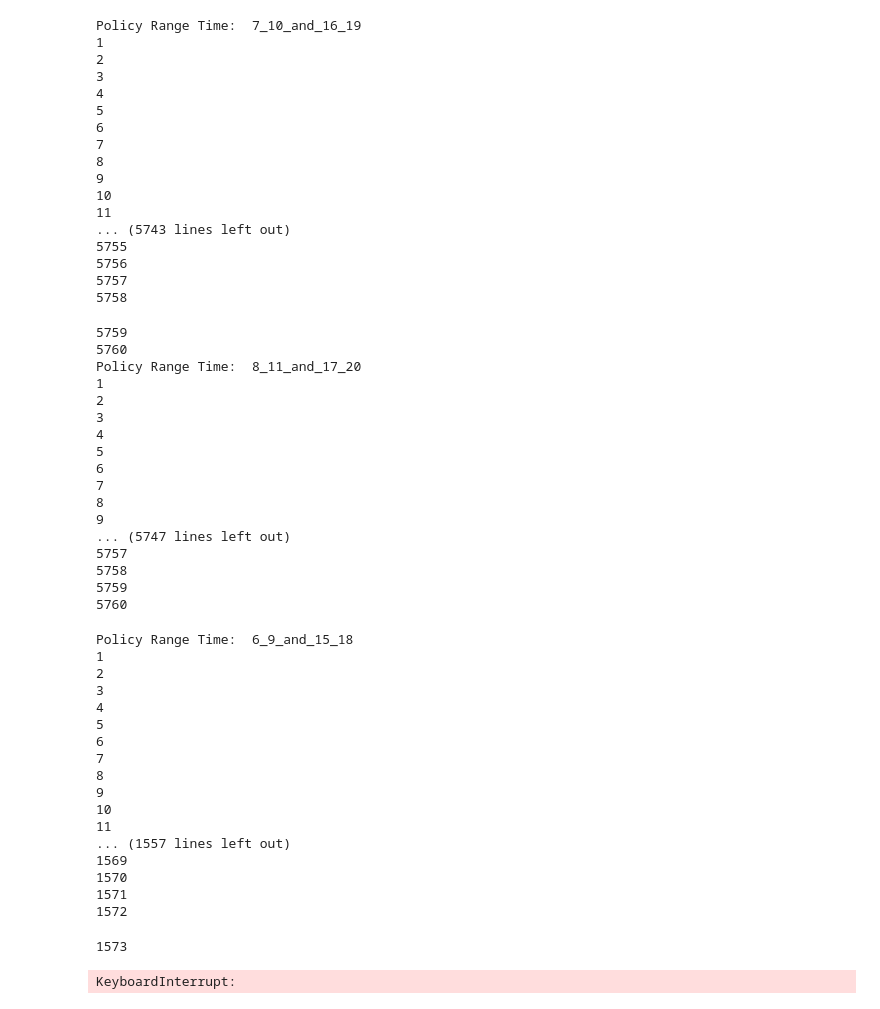
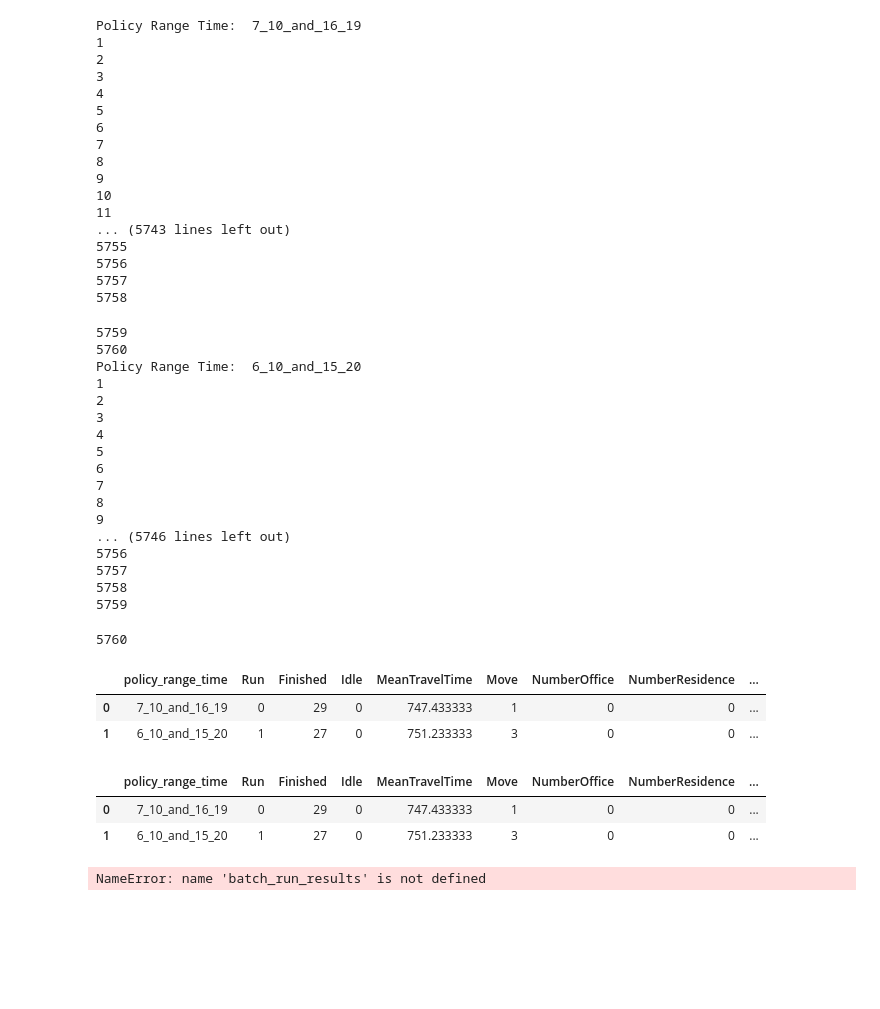
Before and after one commit to darmawanalbert/comp90083-assignment, a Jupyter notebook: Experiment.ipynb, the cells around one changed output. Saved outputs shown, nothing was run; the diff lists cells and outputs as text; code cells hidden in the pictures; blank space fills up the shorter version.

```diff
--- a/Experiment.ipynb
+++ b/Experiment.ipynb
@@ -16,9 +16,9 @@ fixed_params = {"number_of_cars": 30,
 
 variable_params = {"policy_range_time": [
                         '7_10_and_16_19',
-                        '8_11_and_17_20',
-                        '6_9_and_15_18',
-                        '8_9_and_17_18',
+#                         '8_11_and_17_20',
+#                         '6_9_and_15_18',
+#                         '8_9_and_17_18',
                         '6_10_and_15_20'
                     ]}
 batch_run = BatchRunner(RoadNetworkModel,
@@ -32,7 +32,8 @@ batch_run = BatchRunner(RoadNetworkModel,
                             "Finished": number_finished_cars,
                             "SimulationMinutes": simulation_minutes,
                             "NumberOffice": number_office,
-                            "NumberResidence": number_residence
+                            "NumberResidence": number_residence,
+                            "MeanTravelTime": mean_travel_time
                         }
                        )
 
@@ -45,52 +46,48 @@ Policy Range Time:  7_10_and_16_19
 1
 2
 3
 4
 5
 6
 7
 8
 9
 10
 11
 ... (5743 lines left out)
 5755
 5756
 5757
 5758
 5759
 5760
-Policy Range Time:  8_11_and_17_20
+Policy Range Time:  6_10_and_15_20
 1
 2
 3
 4
 5
 6
 7
 8
 9
-... (5747 lines left out)
+... (5746 lines left out)
+5756
 5757
 5758
 5759
-5760
-Policy Range Time:  6_9_and_15_18
-1
-2
-3
-4
-5
-6
-7
-8
-9
-10
-11
-... (1557 lines left out)
-1569
-1570
-1571
-1572
+5760
-1573
-KeyboardInterrupt:
+|  | policy_range_time | Run | Finished | Idle | MeanTravelTime | Move | NumberOffice | NumberResidence | ... |
+| 0 | 7_10_and_16_19 | 0 | 29 | 0 | 747.433333 | 1 | 0 | 0 | ... |
+| 1 | 6_10_and_15_20 | 1 | 27 | 0 | 751.233333 | 3 | 0 | 0 | ... |
+# %%
+batch_run_results
+# %% [output]
+|  | policy_range_time | Run | Finished | Idle | MeanTravelTime | Move | NumberOffice | NumberResidence | ... |
+| 0 | 7_10_and_16_19 | 0 | 29 | 0 | 747.433333 | 1 | 0 | 0 | ... |
+| 1 | 6_10_and_15_20 | 1 | 27 | 0 | 751.233333 | 3 | 0 | 0 | ... |
+# %%
+# Generate CSV file
+batch_run_results.to_csv('data.csv', index=False)
+# %% [output]
+NameError: name 'batch_run_results' is not defined
```
Also changed, not shown: parts of 1 cell of this notebook, 3 other files.
